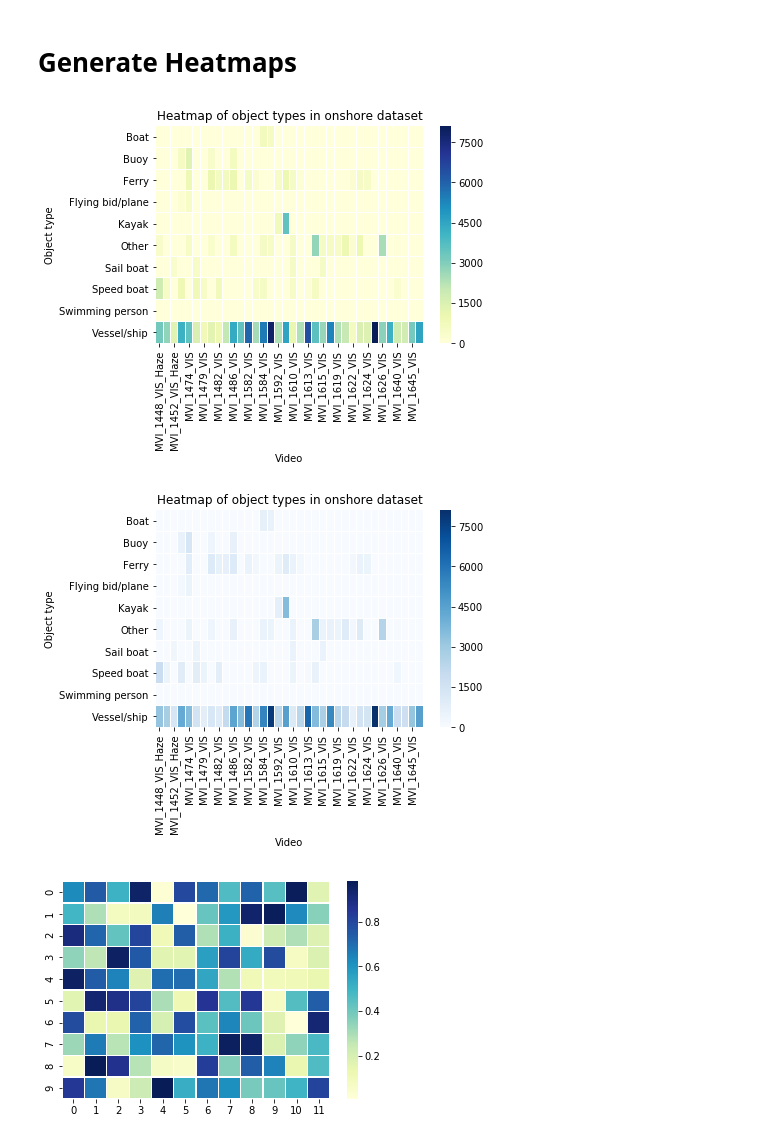
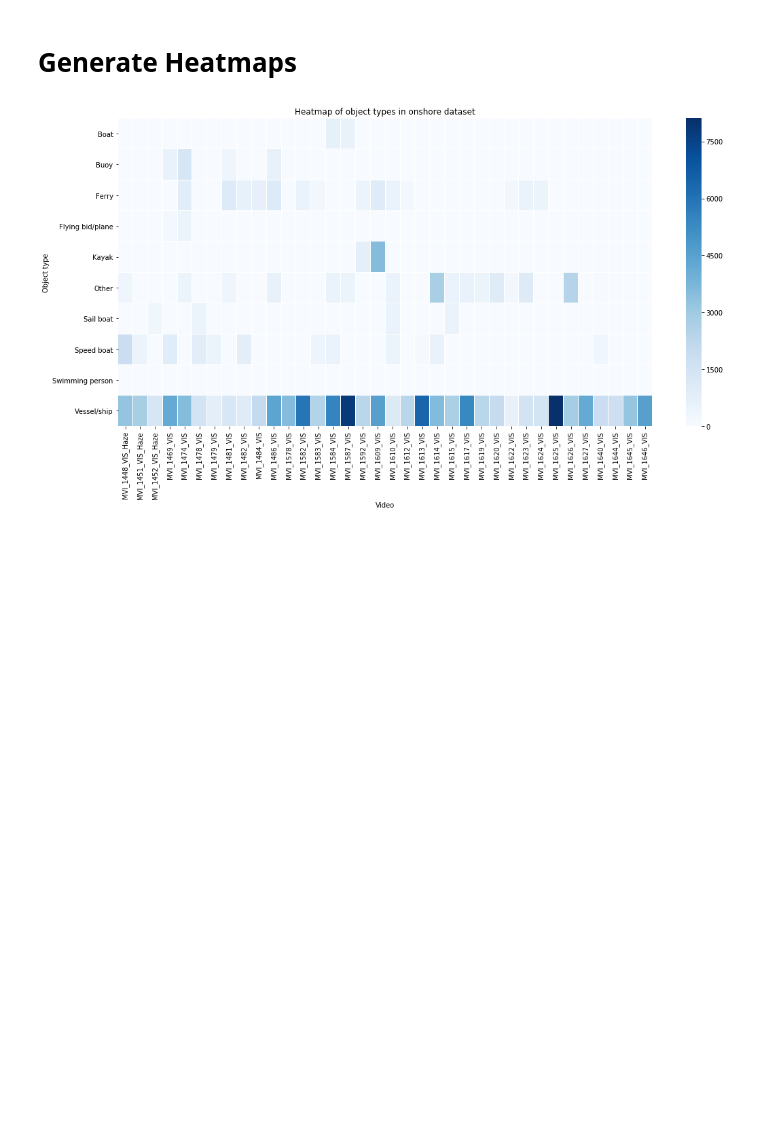
Before and after one commit to tilemmpon/Singapore-Maritime-Dataset-Frames-Ground-Truth-Generation-and-Statistics, a Jupyter notebook: Singapore_maritime_dataset_statistics_all_frames.ipynb, the cells around one changed output. Cells and saved outputs as stored; diff of their text form; code cells hidden in the pictures; blank space fills up the shorter version.

Commit message:
cleanup of the notebook for the full dataset statistics

```diff
--- a/Singapore_maritime_dataset_statistics_all_frames.ipynb
+++ b/Singapore_maritime_dataset_statistics_all_frames.ipynb
@@ -1697,28 +1697,20 @@ def get_dataframe(objects_data,
 # %%
 import seaborn as sns
 
 df = get_dataframe(objects_onshore,
                    object_type_dict,
                    'Type',
                    ['Video', 'Object type', 'Count'])
 
-#print(df)
 df = df.pivot('Object type','Video', 'Count')
-#flights = flights.pivot("month", "year", "passengers")
-ax = sns.heatmap(df, linewidth=0.01, cmap="YlGnBu")#'Blues')
+fig = plt.figure()
+fig.set_size_inches(15.5, 8.5)
+#plt.set_size_inches(38.5, 10.5)
+
+ax = sns.heatmap(df, linewidth=0.01, cmap='Blues',xticklabels=True, yticklabels=True)
 plt.title('Heatmap of object types in onshore dataset')
+plt.tight_layout()
+plt.savefig(os.path.join(FIGURE_SAVE_PATH ,'heatmap_objects_onshore.png'), tight_layout=True, dpi=300)
 plt.show()
-
-ax = sns.heatmap(df, linewidth=0.01, cmap='Blues')
-plt.title('Heatmap of object types in onshore dataset')
-plt.show()
-
-uniform_data = np.random.rand(10, 12)
-ax = sns.heatmap(uniform_data, linewidth=0.3, cmap="YlGnBu")
-plt.show()
-
-flights = sns.load_dataset("flights")
 # %% [output]
-[figure, old version]
+[figure, new version]
-[figure, removed]
-[figure, removed]
```
Also changed, not shown: parts of 4 cells of this notebook.
